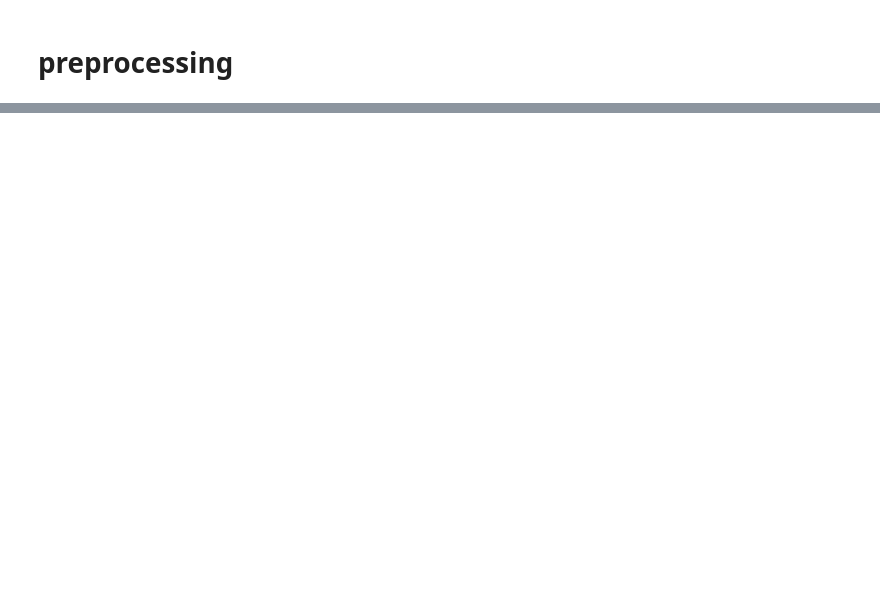
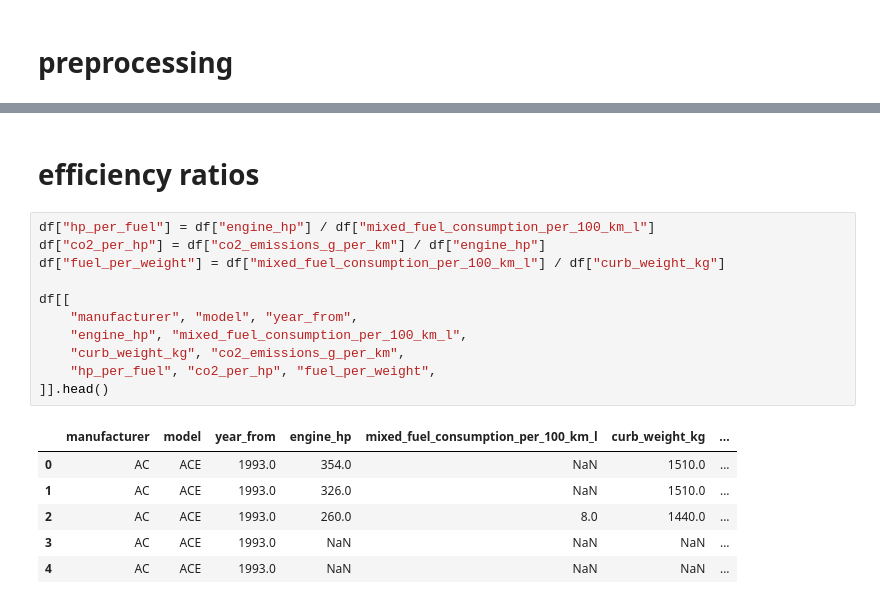
Before and after one commit to val-mon/cars-efficiency, a Jupyter notebook: main.ipynb, the cells around one changed output, grey strips where cells are left out. Cells and saved outputs as stored; diff of their text form; blank space fills up the shorter version.

```diff
--- a/main.ipynb
+++ b/main.ipynb
@@ -95,0 +251,20 @@ df
+# %% [markdown]
+# efficiency ratios
+# %%
+df["hp_per_fuel"] = df["engine_hp"] / df["mixed_fuel_consumption_per_100_km_l"]
+df["co2_per_hp"] = df["co2_emissions_g_per_km"] / df["engine_hp"]
+df["fuel_per_weight"] = df["mixed_fuel_consumption_per_100_km_l"] / df["curb_weight_kg"]
+
+df[[
+    "manufacturer", "model", "year_from",
+    "engine_hp", "mixed_fuel_consumption_per_100_km_l",
+    "curb_weight_kg", "co2_emissions_g_per_km",
+    "hp_per_fuel", "co2_per_hp", "fuel_per_weight",
+]].head()
+# %% [output]
+|  | manufacturer | model | year_from | engine_hp | mixed_fuel_consumption_per_100_km_l | curb_weight_kg | ... |
+| 0 | AC | ACE | 1993.0 | 354.0 | NaN | 1510.0 | ... |
+| 1 | AC | ACE | 1993.0 | 326.0 | NaN | 1510.0 | ... |
+| 2 | AC | ACE | 1993.0 | 260.0 | 8.0 | 1440.0 | ... |
+| 3 | AC | ACE | 1993.0 | NaN | NaN | NaN | ... |
+| 4 | AC | ACE | 1993.0 | NaN | NaN | NaN | ... |
```
Also changed, not shown: parts of 7 cells of this notebook.
